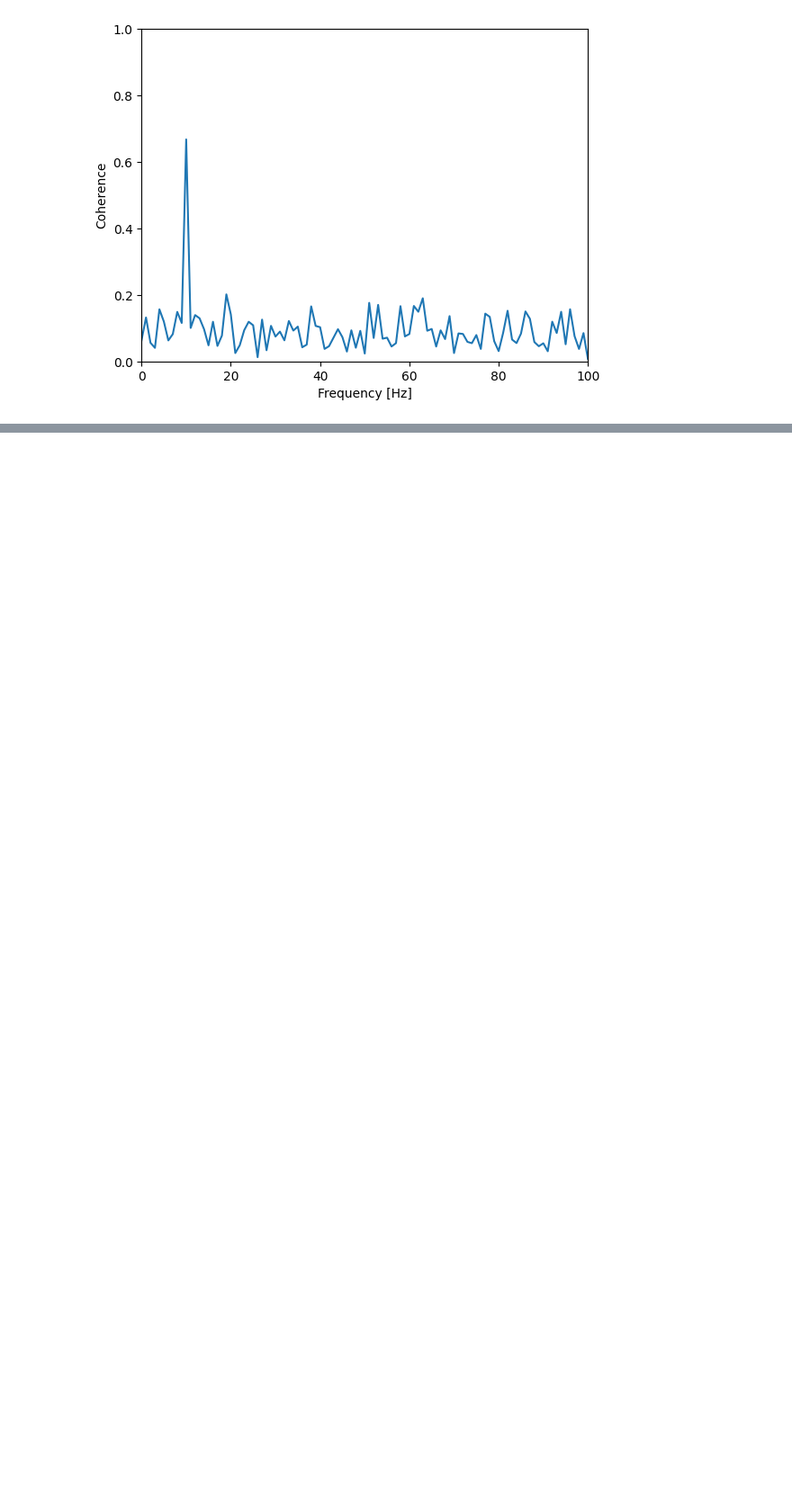
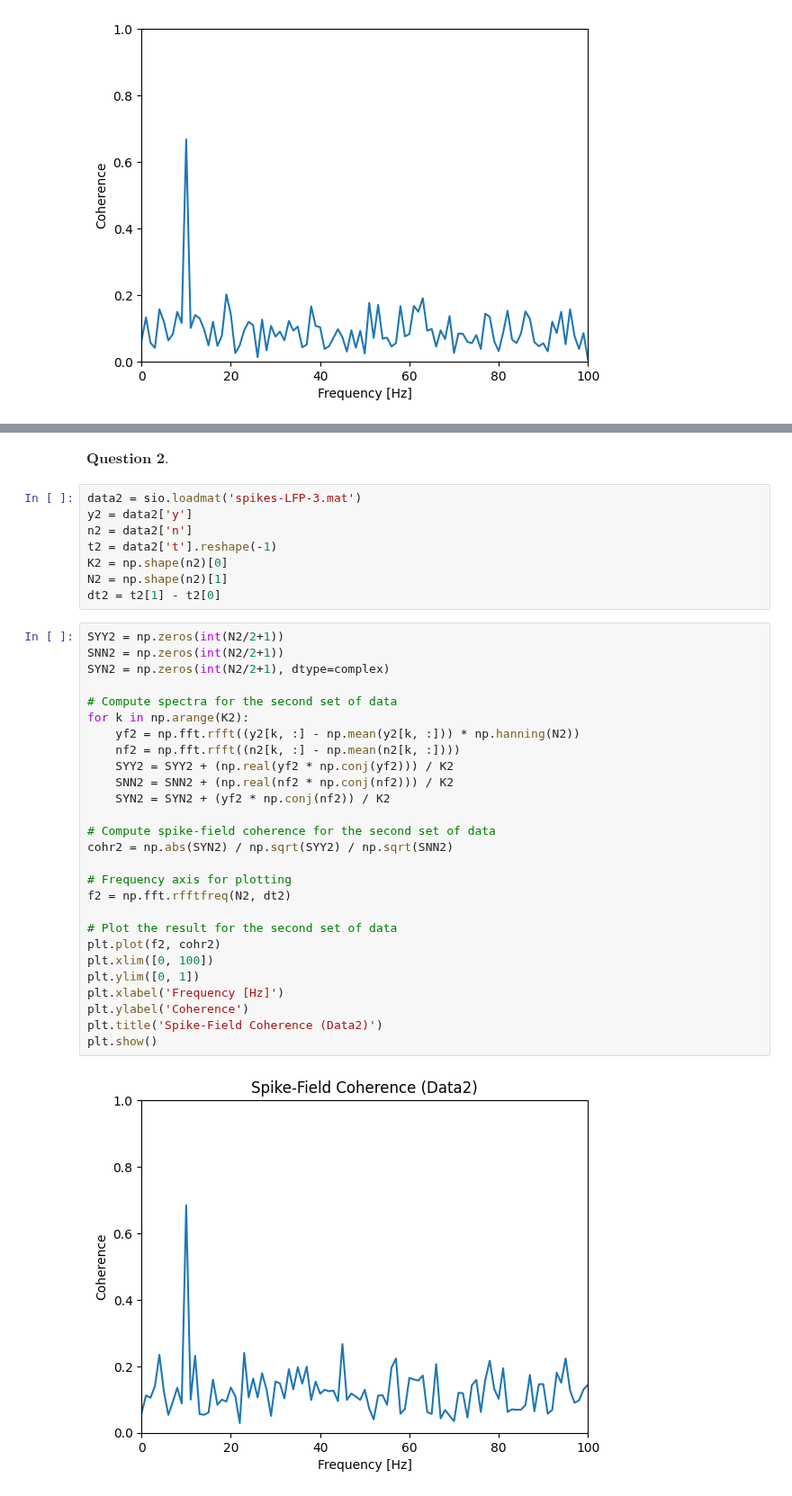
Before and after one commit to witchofizalith/MA665_HW, a Jupyter notebook: topic_8_coherence/hw8_coherence.ipynb, the cells around one changed output, grey strips where cells are left out. Shown at 90% size. Saved outputs shown, nothing was run; the diff lists cells and outputs as text; blank space fills up the shorter version.

```diff
--- a/topic_8_coherence/hw8_coherence.ipynb
+++ b/topic_8_coherence/hw8_coherence.ipynb
@@ -46,0 +95,39 @@ plt.xlabel('Time [s]');
+# %% [markdown]
+$\textbf{Question 2. }$
+# %%
+data2 = sio.loadmat('spikes-LFP-3.mat')
+y2 = data2['y']
+n2 = data2['n']
+t2 = data2['t'].reshape(-1)
+K2 = np.shape(n2)[0]
+N2 = np.shape(n2)[1]
+dt2 = t2[1] - t2[0]
+# %%
+SYY2 = np.zeros(int(N2/2+1))
+SNN2 = np.zeros(int(N2/2+1))
+SYN2 = np.zeros(int(N2/2+1), dtype=complex)
+
+# Compute spectra for the second set of data
+for k in np.arange(K2):
+    yf2 = np.fft.rfft((y2[k, :] - np.mean(y2[k, :])) * np.hanning(N2))
+    nf2 = np.fft.rfft((n2[k, :] - np.mean(n2[k, :])))
+    SYY2 = SYY2 + (np.real(yf2 * np.conj(yf2))) / K2
+    SNN2 = SNN2 + (np.real(nf2 * np.conj(nf2))) / K2
+    SYN2 = SYN2 + (yf2 * np.conj(nf2)) / K2
+
+# Compute spike-field coherence for the second set of data
+cohr2 = np.abs(SYN2) / np.sqrt(SYY2) / np.sqrt(SNN2)
+
+# Frequency axis for plotting
+f2 = np.fft.rfftfreq(N2, dt2)
+
+# Plot the result for the second set of data
+plt.plot(f2, cohr2)
+plt.xlim([0, 100])
+plt.ylim([0, 1])
+plt.xlabel('Frequency [Hz]')
+plt.ylabel('Coherence')
+plt.title('Spike-Field Coherence (Data2)')
+plt.show()
+# %% [output]
+[figure, added]
```
Also changed, not shown: parts of 28 cells of this notebook, 5 other files.
